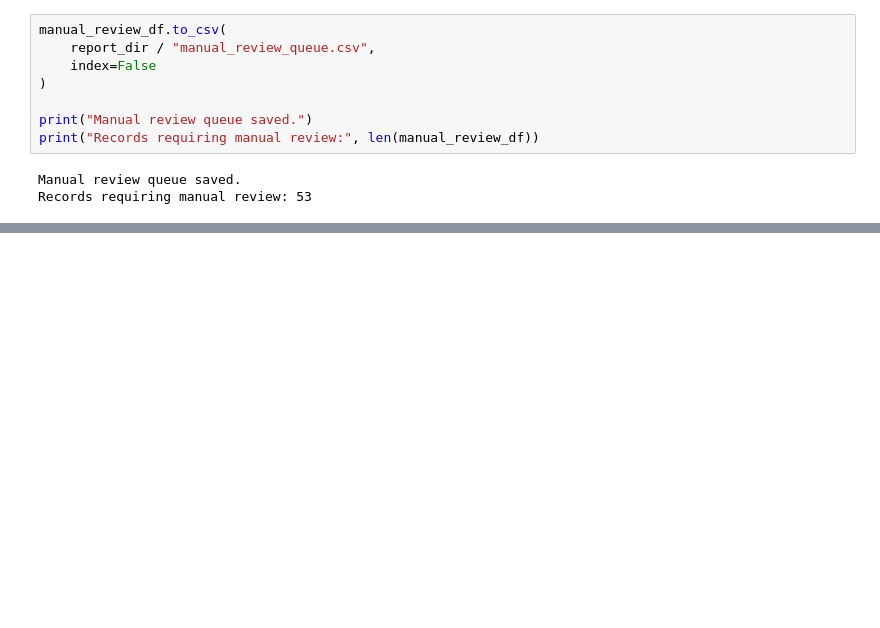
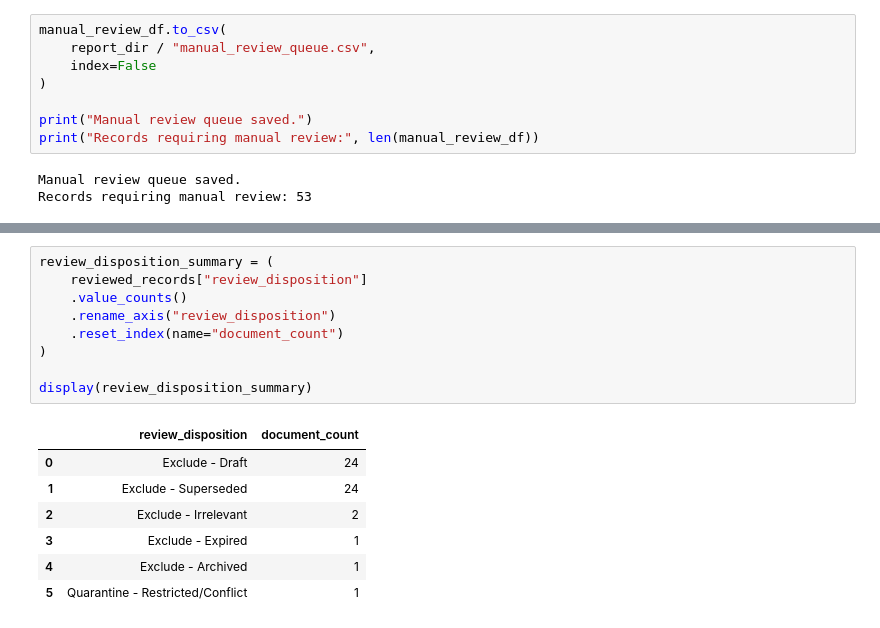
Before and after one commit to anurag-insights/RAG-Based-AI-Document-Assistant-, a Jupyter notebook: notebooks/02_Data_Cleaning.ipynb, the cells around one changed output, grey strips where cells are left out. Saved outputs shown, nothing was run; the diff lists cells and outputs as text; blank space fills up the shorter version.

```diff
--- a/notebooks/02_Data_Cleaning.ipynb
+++ b/notebooks/02_Data_Cleaning.ipynb
@@ -1230,0 +1297,17 @@ Records requiring manual review: 53
+# %%
+review_disposition_summary = (
+    reviewed_records["review_disposition"]
+    .value_counts()
+    .rename_axis("review_disposition")
+    .reset_index(name="document_count")
+)
+
+display(review_disposition_summary)
+# %% [output]
+|  | review_disposition | document_count |
+| 0 | Exclude - Draft | 24 |
+| 1 | Exclude - Superseded | 24 |
+| 2 | Exclude - Irrelevant | 2 |
+| 3 | Exclude - Expired | 1 |
+| 4 | Exclude - Archived | 1 |
+| 5 | Quarantine - Restricted/Conflict | 1 |
```
Also changed, not shown: parts of 4 cells of this notebook.
